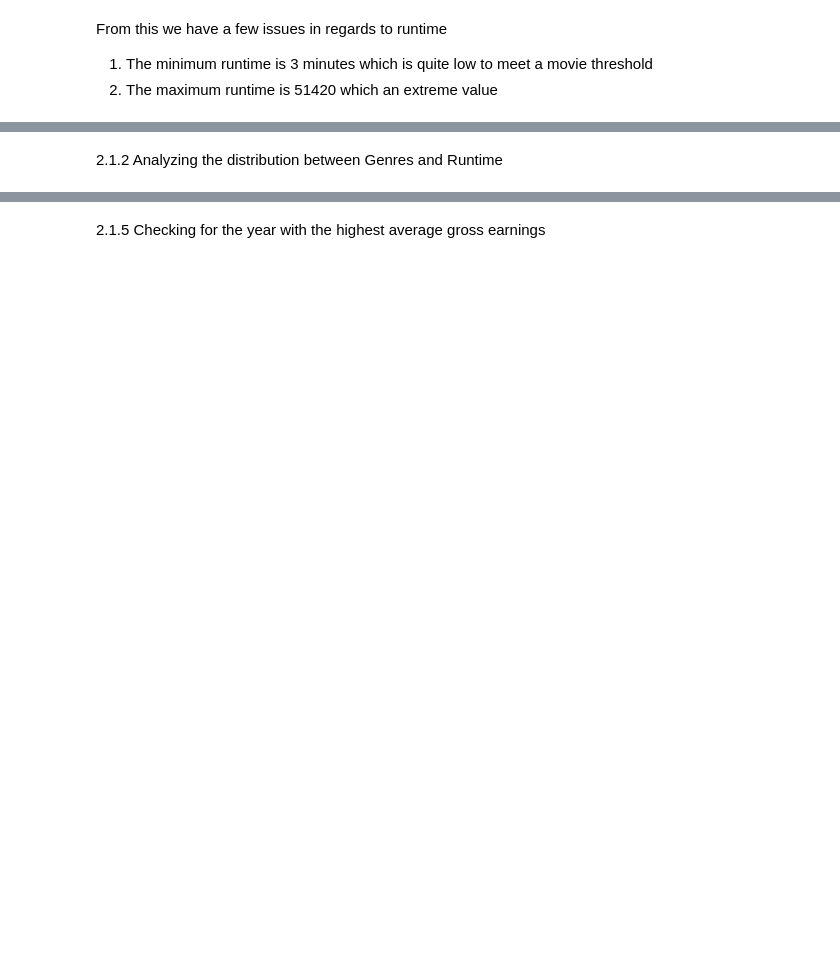
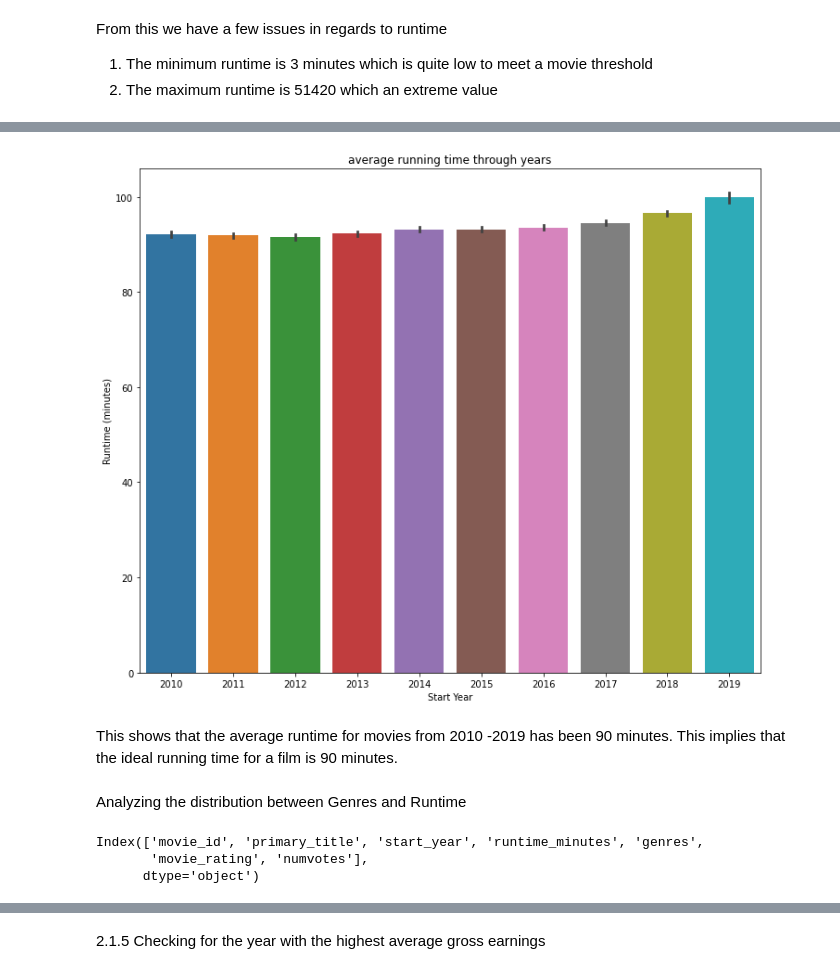
Before and after one commit to Mbachia/Movie_Project-1, a Jupyter notebook: project.ipynb, the cells around one changed output, grey strips where cells are left out. Drawn from its saved outputs; the diff is of its cells as text; code cells hidden in the pictures; blank space fills up the shorter version.

```diff
--- a/project.ipynb
+++ b/project.ipynb
@@ -180,7 +214,7 @@ Now that we have a feeling of the data, we will now combine the two tables i.e m
 # %%
 #Joining the tables using the movie_id column
 query3 = ("""
-SELECT movie_id, primary_title,start_year,runtime_minutes,genres,averagerating AS 'movie_rating'
+SELECT movie_id, primary_title,start_year,runtime_minutes,genres,averagerating AS 'movie_rating',numvotes
 FROM movie_basics
 JOIN movie_ratings
 USING (movie_id)
@@ -380,8 +540,14 @@ print(runtime_changes_over_years)
 # %%
 #To visualize the average runtime through the years
 plt.figure(figsize=(12,10))
 sns.barplot(x='start_year', y='runtime_minutes', data=df)
-plt.title('average running time in years')
+plt.title('average running time through years')
+plt.xlabel('Start Year')
+plt.ylabel('Runtime (minutes)')
 plt.show()
+# %% [output]
+[figure, added]
+# %% [markdown]
+This shows that the average runtime for movies from 2010 -2019 has been 90 minutes. This implies that the ideal running time for a film is 90 minutes.
 # %% [markdown]
-2.1.2 Analyzing the distribution between Genres and Runtime
+Analyzing the distribution between Genres and Runtime
@@ -390,3 +554,10 @@ df.columns
+# %%
+#We first preview columns to know which columns to work with
+columns(df)
+# %% [output]
+Index(['movie_id', 'primary_title', 'start_year', 'runtime_minutes', 'genres',
+       'movie_rating', 'numvotes'],
+      dtype='object')
 # %%
 #Checking for the the first 10 movies with the highest runtimes and their genres
 top_10_runtime = df.nlargest(10,'runtime_minutes')[['primary_title','runtime_minutes','genres']].set_index('primary_title')
```
Also changed, not shown: parts of 85 cells of this notebook.
